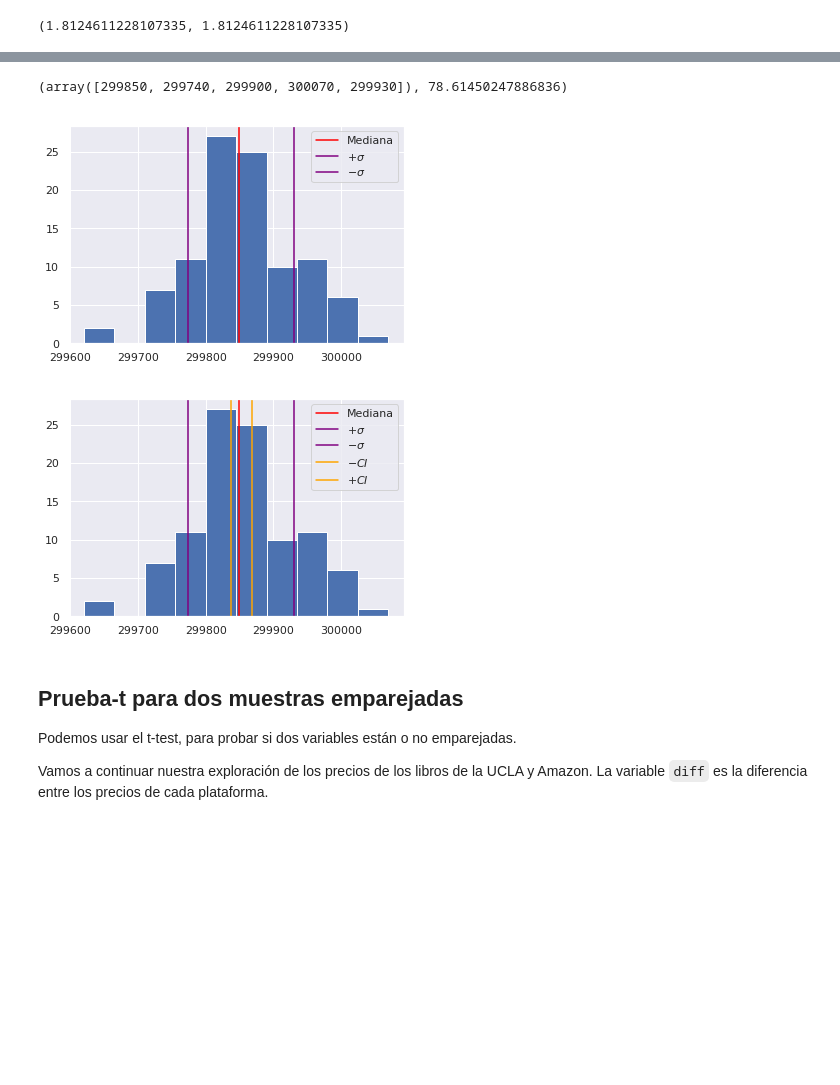
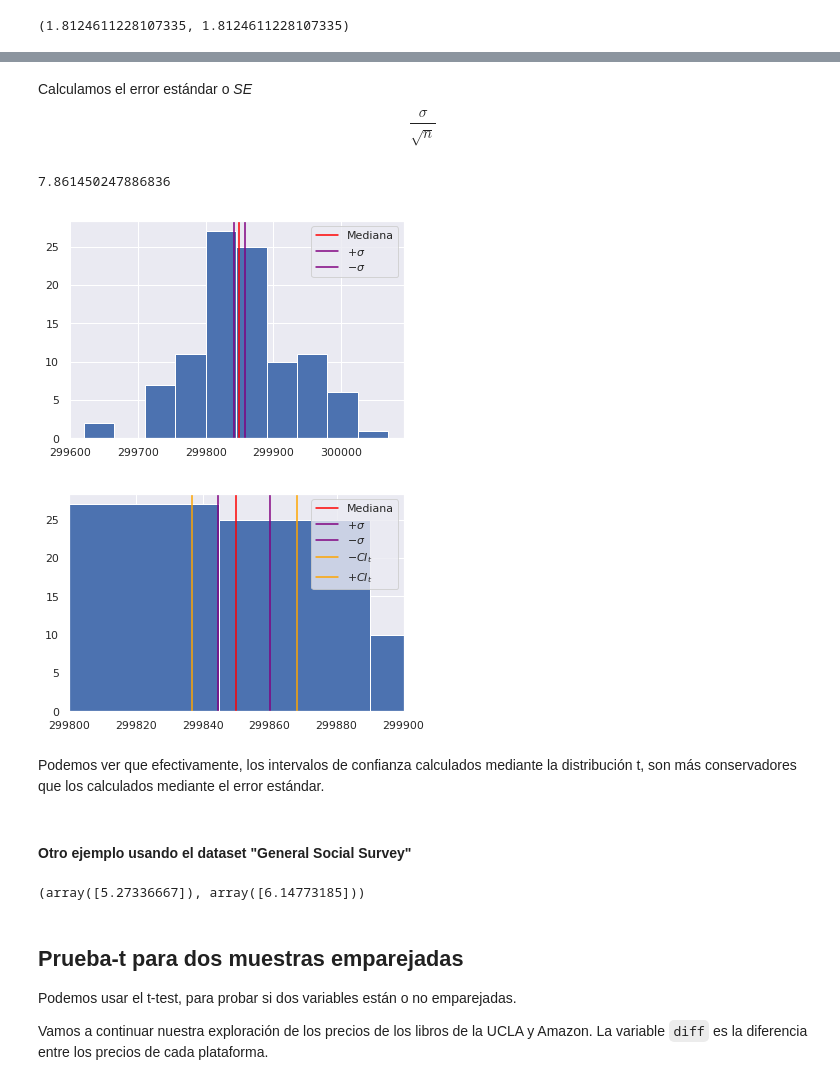
Before and after one commit to PablodelaCuesta/Statistics, a Jupyter notebook: 4_0_Inference_for_numerical_data/t-distribution.ipynb, the cells around one changed output, grey strips where cells are left out. Cells and saved outputs as stored; diff of their text form; code cells hidden in the pictures; blank space fills up the shorter version.

```diff
--- a/4_0_Inference_for_numerical_data/t-distribution.ipynb
+++ b/4_0_Inference_for_numerical_data/t-distribution.ipynb
@@ -88,22 +121,29 @@ Ahora nos centraremos en este último método. Para ello la variable debe de cum
 # %%
 df = pd.read_csv('data/michelson_speed_of_light.csv', index_col=0)
 df_speed = df['velocity of light in air (km/s)'].values
-# %%
-df_speed[0:5], np.std(df_speed)
-# %% [output]
-(array([299850, 299740, 299900, 300070, 299930]), 78.61450247886836)
+# %% [markdown]
+Calculamos el error estándar o *SE*
+$$
+\frac{\sigma}{\sqrt{n}}
+$$
+# %%
+se = np.std(df_speed) / np.sqrt(df_speed.size)
+
+print(se)
+# %% [output]
+7.861450247886836
 # %%
 plt.hist(df_speed, bins=int(np.sqrt(len(df_speed))))
 plt.axvline(np.median(df_speed), color='red', label='Mediana')
 # Desviación estándar
-plt.axvline(np.mean(df_speed) + np.std(df_speed),
+plt.axvline(np.median(df_speed) + se,
             color='purple', label='$+\sigma$')
-plt.axvline(np.mean(df_speed) - np.std(df_speed),
+plt.axvline(np.median(df_speed) - se,
             color='purple', label='$-\sigma$')
 plt.legend()
 plt.show()
 # %% [output]
-[figure, old version]
+[figure, new version]
 # %%
 # Intervalos de confianza usando la distribución t
 import statsmodels.stats.api as sms
@@ -113,15 +153,20 @@ conf1, conf2 = sms.DescrStatsW(df_speed).tconfint_mean(alpha=0.05)
 # %%
 plt.hist(df_speed, bins=int(np.sqrt(len(df_speed))))
 plt.axvline(np.median(df_speed), color='red', label='Mediana')
 # Desviación estándar
-plt.axvline(np.mean(df_speed) + np.std(df_speed),
+plt.axvline(np.mean(df_speed) + se,
             color='purple', label='$+\sigma$')
-plt.axvline(np.mean(df_speed) - np.std(df_speed),
+plt.axvline(np.mean(df_speed) - se,
             color='purple', label='$-\sigma$')
 # Intervalos de confianza calculados con t-test
-plt.axvline(conf1, color='orange', label='$-CI$')
-plt.axvline(conf2, color='orange', label='$+CI$')
+plt.axvline(conf1, color='orange', label='$-CI_{t}$')
+plt.axvline(conf2, color='orange', label='$+CI_{t}$')
+plt.xlim(left=299800, right=299900)
 plt.legend()
 plt.show()
 # %% [output]
-[figure, old version]
+[figure, new version]
+# %% [markdown]
+Podemos ver que efectivamente, los intervalos de confianza calculados mediante la distribución t, son más conservadores que los calculados mediante el error estándar.
+# %% [markdown]
+#### Otro ejemplo usando el dataset "General Social Survey"
@@ -128,3 +176,8 @@ plt.show()
+# %%
+# 95 percent confidence interval
+sms.DescrStatsW(gss.values).tconfint_mean()
+# %% [output]
+(array([5.27336667]), array([6.14773185]))
 # %% [markdown]
 ## Prueba-t para dos muestras emparejadas
 
```
Also changed, not shown: parts of 8 cells of this notebook, 1 other file.
